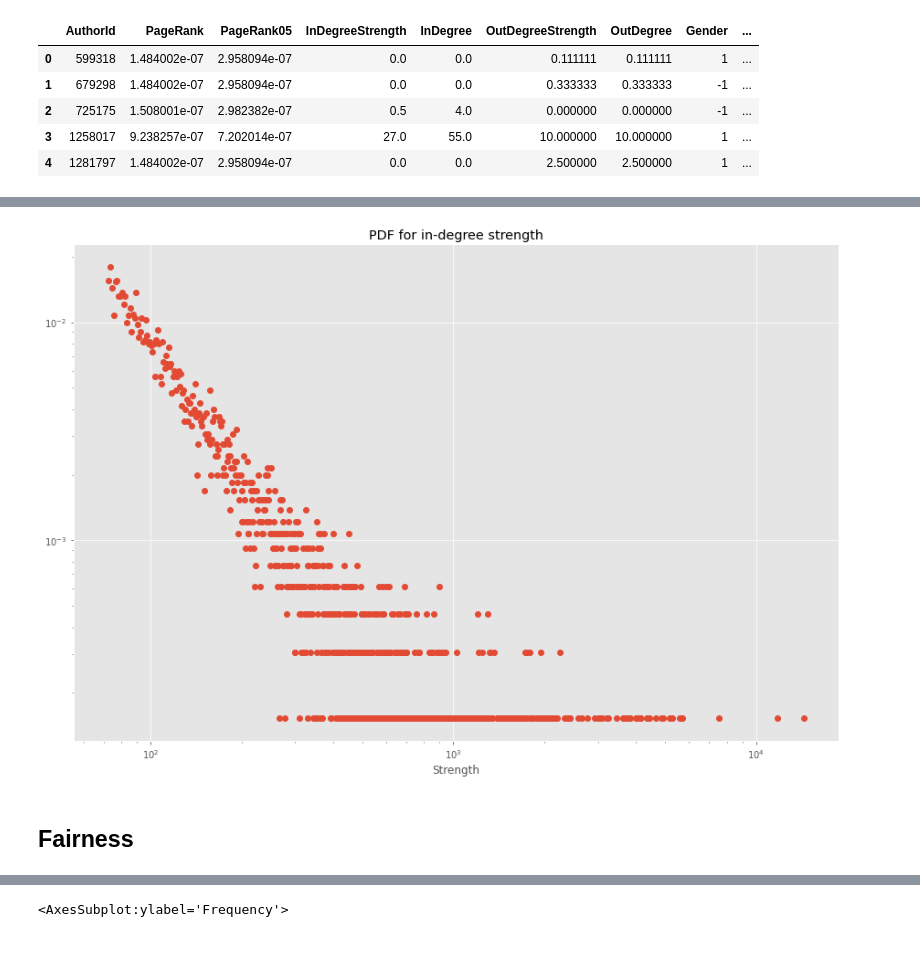
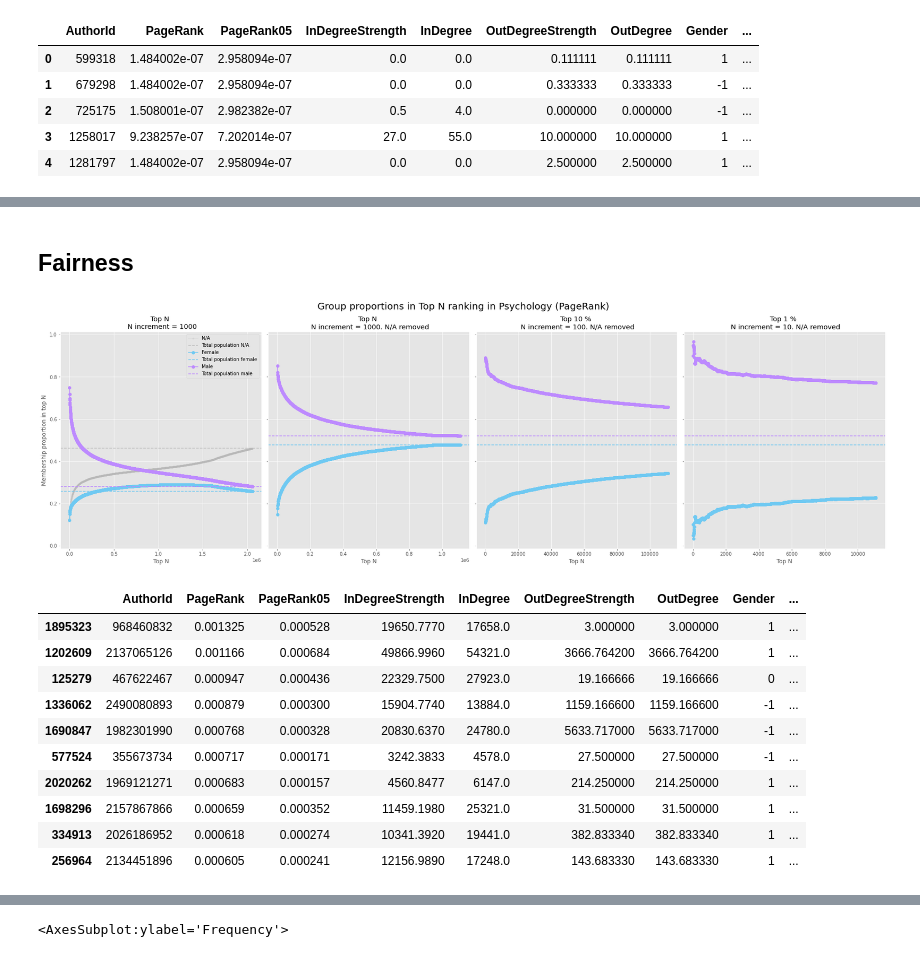
Before and after one commit to buschbirk/CentralityFairness, a Jupyter notebook: Network visualizations.ipynb, the cells around one changed output, grey strips where cells are left out. Cells and saved outputs as stored; diff of their text form; code cells hidden in the pictures.

```diff
--- a/Network visualizations.ipynb
+++ b/Network visualizations.ipynb
@@ -66,11 +29,3 @@ plot_ccdf_with_fits(fitoutput_indstrength, "CCDF with distribution fits for in-d
-# %%
-plt.figure()
-fitoutput_indstrength.plot_pdf(marker='o', linewidth=0, linear_bins=True)
-plt.title("PDF for in-degree strength")
-plt.xlabel("Strength")
-plt.show()
-# %% [output]
-[figure, removed]
 # %% [markdown]
 ## Fairness
 # %%
@@ -122 +178,19 @@ def plot_group_dist(centrality_df, centrality, interval_size, max_N, protected_g
+# %%
+plot_side_by_side(cent_df, 'Psychology', interval=1000, figsize=(25,8), centrality="PageRank")
+# %% [output]
+[figure, added]
+# %%
+cent_df[:10]
+# %% [output]
+|  | AuthorId | PageRank | PageRank05 | InDegreeStrength | InDegree | OutDegreeStrength | OutDegree | Gender | ... |
+| 1895323 | 968460832 | 0.001325 | 0.000528 | 19650.7770 | 17658.0 | 3.000000 | 3.000000 | 1 | ... |
+| 1202609 | 2137065126 | 0.001166 | 0.000684 | 49866.9960 | 54321.0 | 3666.764200 | 3666.764200 | 1 | ... |
+| 125279 | 467622467 | 0.000947 | 0.000436 | 22329.7500 | 27923.0 | 19.166666 | 19.166666 | 0 | ... |
+| 1336062 | 2490080893 | 0.000879 | 0.000300 | 15904.7740 | 13884.0 | 1159.166600 | 1159.166600 | -1 | ... |
+| 1690847 | 1982301990 | 0.000768 | 0.000328 | 20830.6370 | 24780.0 | 5633.717000 | 5633.717000 | -1 | ... |
+| 577524 | 355673734 | 0.000717 | 0.000171 | 3242.3833 | 4578.0 | 27.500000 | 27.500000 | -1 | ... |
+| 2020262 | 1969121271 | 0.000683 | 0.000157 | 4560.8477 | 6147.0 | 214.250000 | 214.250000 | 1 | ... |
+| 1698296 | 2157867866 | 0.000659 | 0.000352 | 11459.1980 | 25321.0 | 31.500000 | 31.500000 | 1 | ... |
+| 334913 | 2026186952 | 0.000618 | 0.000274 | 10341.3920 | 19441.0 | 382.833340 | 382.833340 | 1 | ... |
+| 256964 | 2134451896 | 0.000605 | 0.000241 | 12156.9890 | 17248.0 | 143.683330 | 143.683330 | 1 | ... |
 # %%
```
Also changed, not shown: parts of 27 cells of this notebook, 7 other files.
